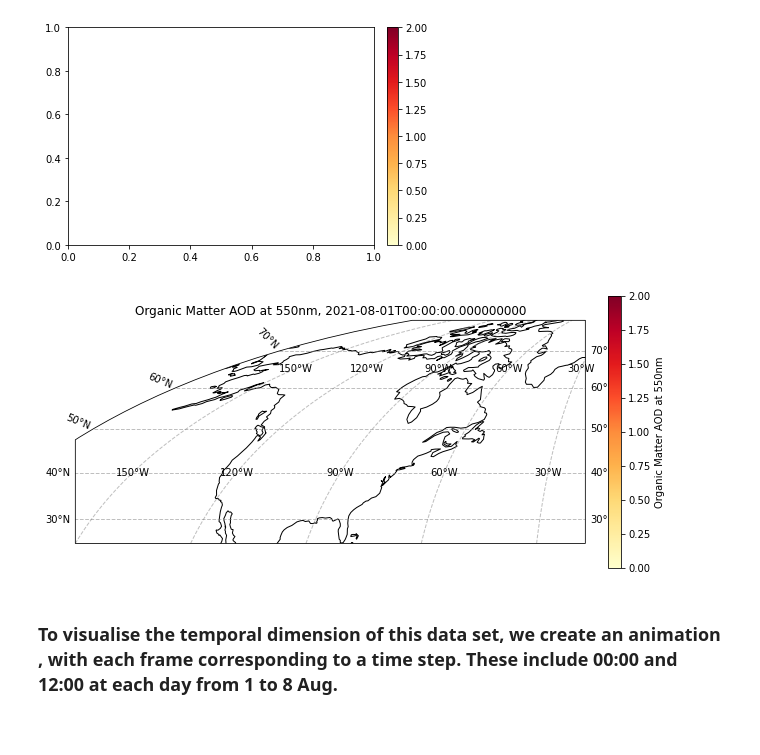
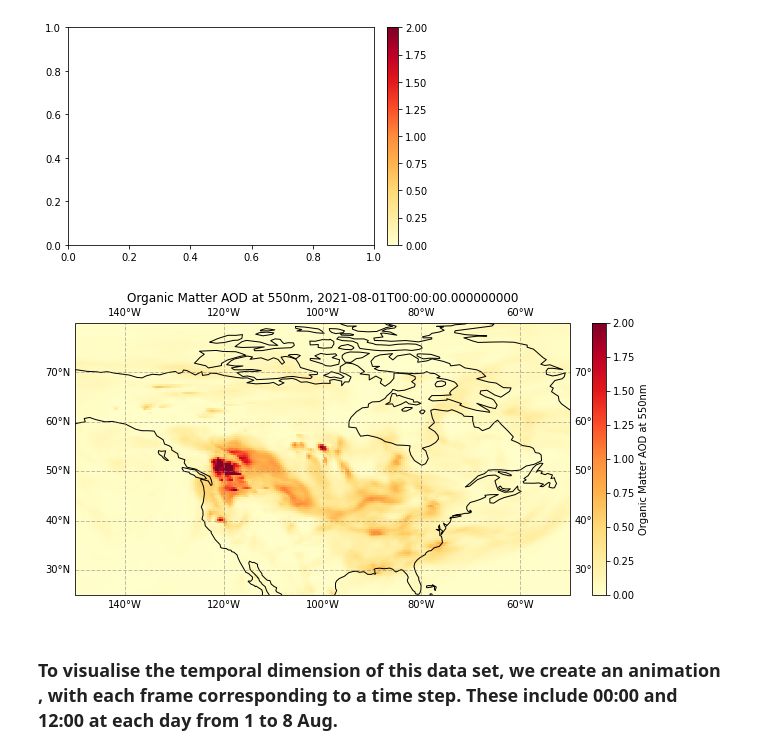
Before and after one commit to xc308/Copernicus_train, a Jupyter notebook: Training_Day1_Data discovery.ipynb, the cells around one changed output. Cells and saved outputs as stored; diff of their text form; code cells hidden in the pictures.

```diff
--- a/Training_Day1_Data discovery.ipynb
+++ b/Training_Day1_Data discovery.ipynb
@@ -224,37 +227,37 @@ fig = plt.figure(figsize = (10, 5))
 
 
 # use cartopy PlateCarree projection
-#ax = plt.subplot(1, 1, 1, projection = ccrs.PlateCarree())
-ax = plt.subplot(1, 1, 1, projection = ccrs.Mollweide())
+ax = plt.subplot(1, 1, 1, projection = ccrs.PlateCarree())
+#ax = plt.subplot(1, 1, 1, projection = ccrs.Mollweide())
 
 
 # specify geographical extent
 ax.set_extent([-150, -50, 25, 80], crs = ccrs.PlateCarree())
 #ax.set_extent([-150, -50, 25, 80], crs = ccrs.Mollweide())
 
 
 # add lat/lon grid
 ax.gridlines(draw_labels = True, linewidth = 1, color = "gray",
             alpha = 0.5, linestyle = "--")
 
 # set the fig title
 ax.set_title(f'Organic Matter AOD at 550nm, {da.time[time_step].values}',
             fontsize = 12)
 
 # plot the data
 im = plt.pcolormesh(da.longitude, da.latitude, da[time_step, :, :],
               cmap = "YlOrRd", vmin = 0, vmax = 2)
 
 # add coastlines
 ax.coastlines(color = 'black')
 
 # Specify the colourbar
 cbar = plt.colorbar(im, fraction=0.046, pad=0.04)
 
 # Define the colourbar label
 cbar.set_label('Organic Matter AOD at 550nm')
 # %% [output]
-[figure, old version]
+[figure, new version]
 # %% [markdown]
 ### To visualise the temporal dimension of this data set, we create an animation , with each frame corresponding to a time step. These include 00:00 and 12:00 at each day from 1 to 8 Aug.
 # %%
```
Also changed, not shown: parts of 7 cells of this notebook.
